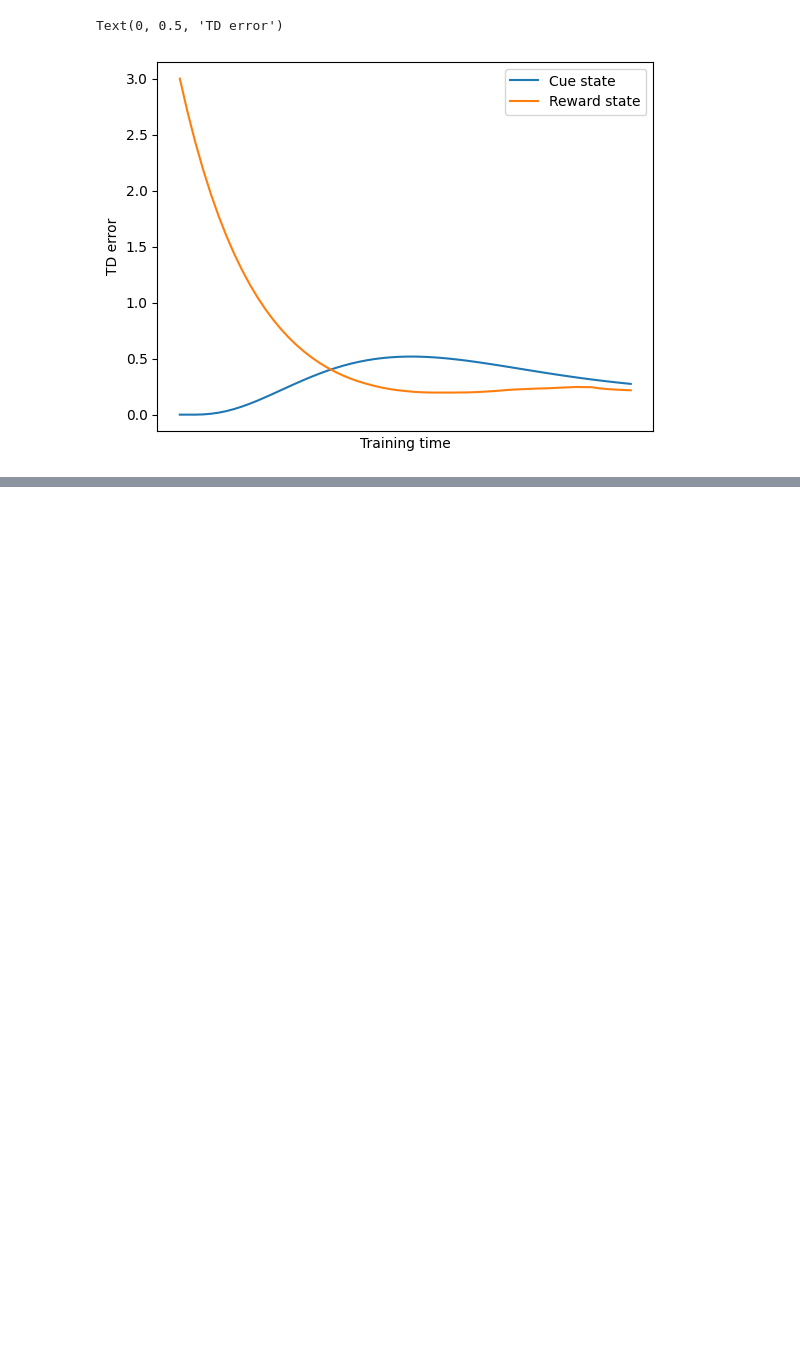
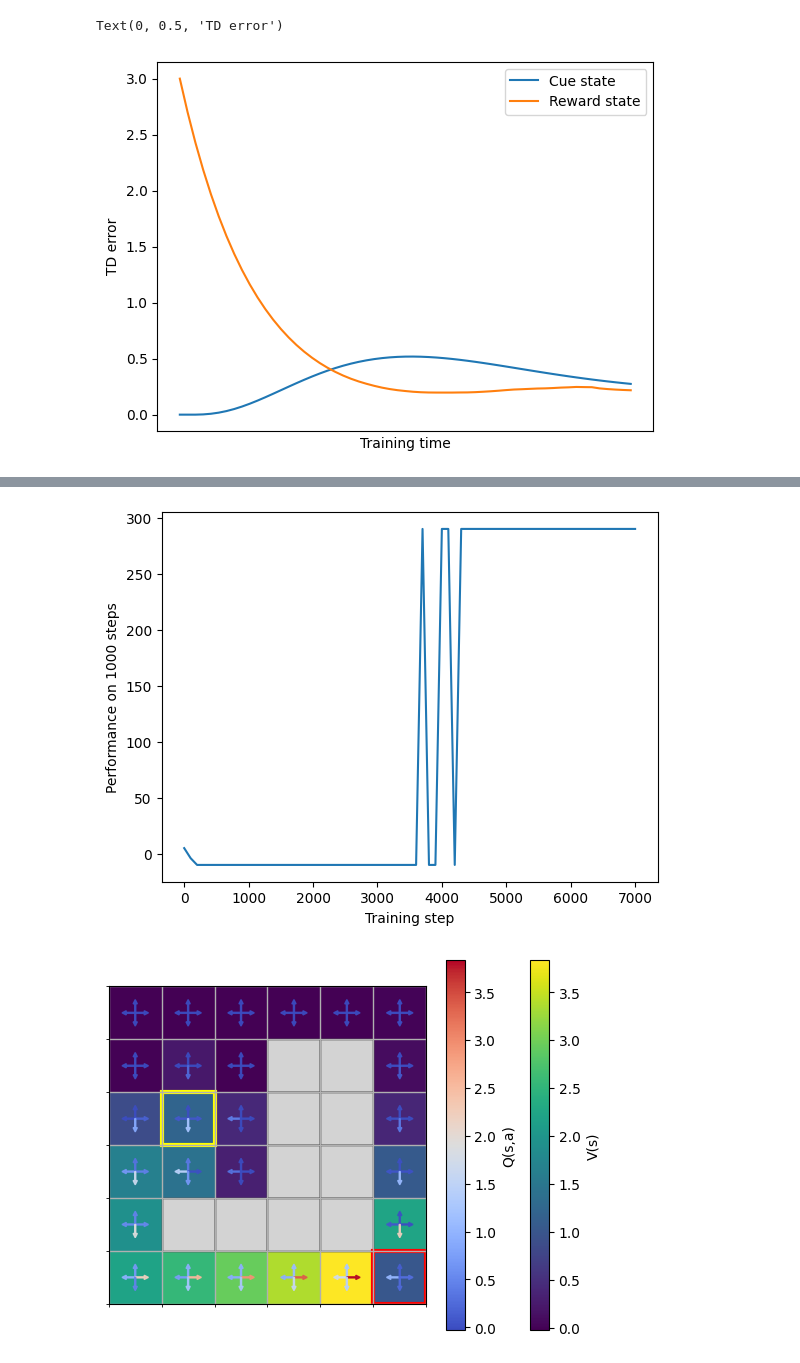
Before and after one commit to mihalybanyai/ait-compneuro-assignments, a Jupyter notebook: AIT26_Tutorial4_RL.ipynb, the cells around one changed output, grey strips where cells are left out. Saved outputs shown, nothing was run; the diff lists cells and outputs as text; code cells hidden in the pictures; blank space fills up the shorter version.

```diff
--- a/AIT26_Tutorial4_RL.ipynb
+++ b/AIT26_Tutorial4_RL.ipynb
@@ -227,3 +250,15 @@ def transition_probs_from_map(map, start_state):
                         target_state = target_row * n_cols + target_column
                         T[state_idx, target_state, action] = 1. - target_resistance
     return T, R
+
+state_map = [
+    [0, 0, 0, 0, 0, 0],
+    [0, 0, 0, 1, 1, 0],
+    [0, 0, 0, 1, 1, 0],
+    [0, 0, 0, 1, 1, 0],
+    [0, 1, 1, 1, 1, 0],
+    [0, 0, 0, 0, 0, 3]
+]
+
+init_state = 13
+T_map, R_map = transition_probs_from_map(state_map, start_state=init_state)
@@ -230,20 +273,21 @@ def transition_probs_from_map(map, start_state):
 # %%
 def evaluate_Q(T, R, init_state, Q, n_step, action_penalty=None):
     n_states = R.shape[0]
-    n_actions = T.shape[2]
+    states = list(range(n_states))
+
     collected_reward = 0
     act_state = init_state
-    states = list(range(n_states))
-    actions = list(range(n_actions))
-    for s in range(n_step):
+
+    for _ in range(n_step):
         reward = R[act_state]
         reward += 0 if action_penalty is None else action_penalty
         collected_reward += reward
+
+        # we always choose the highest value action, if there are multiple then randomly from those
         best_actions = np.argwhere(Q[act_state, :] == np.amax(Q[act_state, :])).flatten().tolist()
         action = random.choice(best_actions)
         act_state = np.random.choice(states, size=1, p=T[act_state, :, action].flatten()).item()
     return collected_reward
-
 
 
 def Q_learning(T, R, gamma, max_iter, alpha, epsilon, init_state, Q_init=None, action_penalty=None, eval_interval=None, eval_step=1000):
@@ -251,35 +295,53 @@ def Q_learning(T, R, gamma, max_iter, alpha, epsilon, init_state, Q_init=None, a
     n_actions = T.shape[2]
     states = list(range(n_states))
     actions = list(range(n_actions))
+
     Q = np.zeros((n_states, n_actions))
     if not Q_init is None:
+        # we allow nonzero initialisations for Q functions as well
         Q = np.copy(Q_init)
+
+    # we record the algorithm's convergence in multiple ways
     value_sums = [0]
     eval_perfs = [evaluate_Q(T, R, init_state, Q, eval_step, action_penalty=action_penalty) if eval_interval is not None else 0]
+
     act_state = init_state
     for i in range(max_iter):
+
+        # the epsilon-greedy action selection rule
         if random.uniform(0, 1) < epsilon:
             action = random.choice(actions)
         else:
             best_actions = np.argwhere(Q[act_state, :] == np.amax(Q[act_state, :])).flatten().tolist()
             action = random.choice(best_actions)
 
-        #print(T[act_state, :, action].flatten())
+        # the next state is chosen according to the state-action transition probability tensor
         next_state = np.random.choice(states, size=1, p=T[act_state, :, action].flatten()).item()
+
+        # the reward is augmented with the action penalty
         reward = R[next_state]
         reward += 0 if action_penalty is None else action_penalty
+
+        # the TD update uses the most valuable action in the next state
         TD = reward + gamma * Q[next_state, :].max()
         Q[act_state, action] = (1 - alpha) * Q[act_state, action] + alpha * TD
 
+        # performance logging
         if eval_interval is not None and i % eval_interval == 0:
             eval_perfs.append(evaluate_Q(T, R, init_state, Q, eval_step, action_penalty=action_penalty))
+        value_sums.append(Q.sum() / n_states)
 
         act_state = next_state
-        value_sums.append(Q.sum() / n_states)
 
     if eval_interval is not None:
         plt.plot(np.array(range(len(eval_perfs))) * eval_interval , eval_perfs)
         plt.xlabel("Training step")
         plt.ylabel("Performance on %d steps" % eval_step)
 
-    return value_sums, Q, eval_perfs
+    return value_sums, Q
+
+_, Q = Q_learning(T_map, R_map, 0.9, 7000, 0.05, 0.2, init_state, action_penalty=-0.01, eval_interval=100, eval_step=1000)
+plot_gridworld(state_map, init_state, q_function=Q)
+# %% [output]
+[figure, added]
+[figure, added]
```
Also changed, not shown: parts of 10 cells of this notebook, 2 other files.
